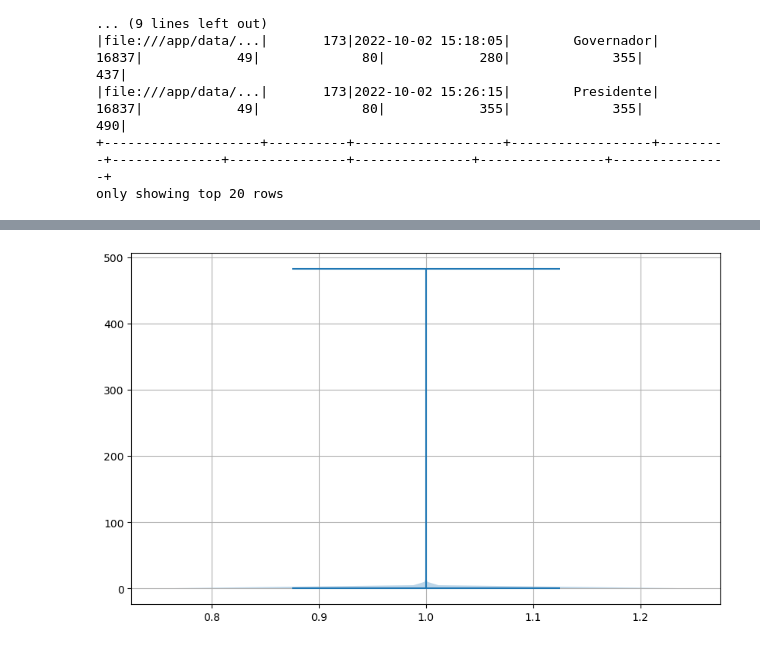
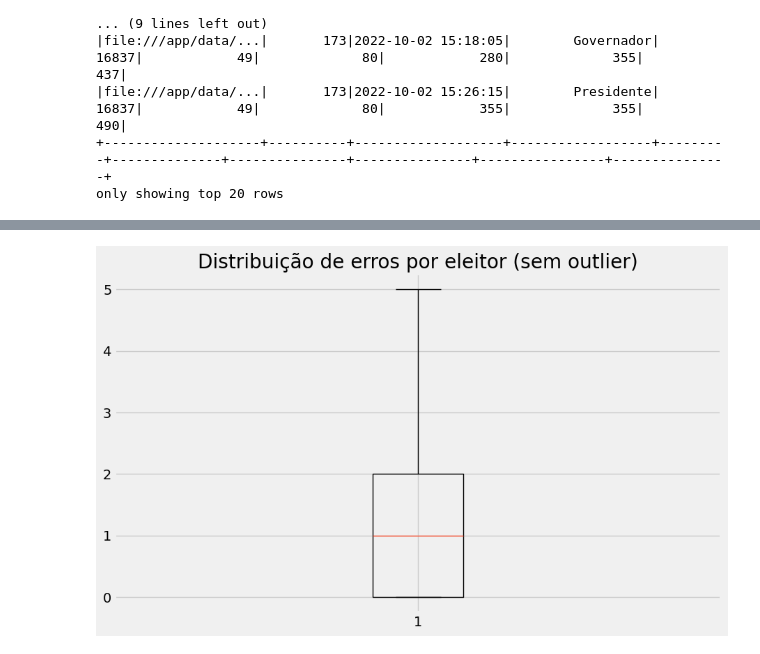
Before and after one commit to victorvieirat/log-urna, a Jupyter notebook: visualizando.ipynb, the cells around one changed output, grey strips where cells are left out. Drawn from its saved outputs; the diff is of its cells as text; code cells hidden in the pictures.

Commit message:
visualizando erros

```diff
--- a/visualizando.ipynb
+++ b/visualizando.ipynb
@@ -80,0 +78,4 @@ array([2, 4, 0, ..., 1, 1, 4])
+# %%
+erros = max_values.toPandas()
+erros.columns = ["arquivo","id_eleitor","max_erros"]
+erros
@@ -81,14 +108,16 @@ array([2, 4, 0, ..., 1, 1, 4])
 # %%
 import pandas as pd
 import matplotlib.pyplot as plt
 
 # Create the violin plot
+plt.style.use('fivethirtyeight')
 plt.figure(figsize=(10, 6))
-plt.violinplot(erros)
-#plt.xlabel("Group")
+plt.boxplot(erros["max_erros"],showfliers = False)
+#plt.xlabel("Erros")
 #plt.ylabel("Values")
-#plt.title("Violin Plot of Values by Group")
+plt.title("Distribuição de erros por eleitor (sem outlier)")
 plt.grid(True)
+plt.savefig('app/img/box_sem_outlier.jpg', format='jpg')
 plt.show()
 # %% [output]
-[figure, old version]
+[figure, new version]
```
Also changed, not shown: parts of 8 cells of this notebook, 3 other files.
